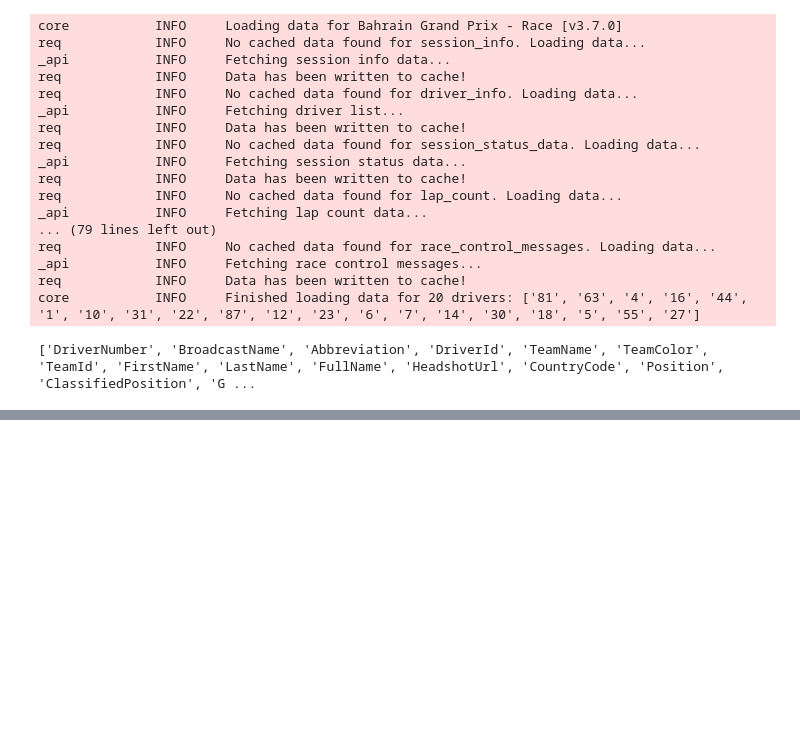
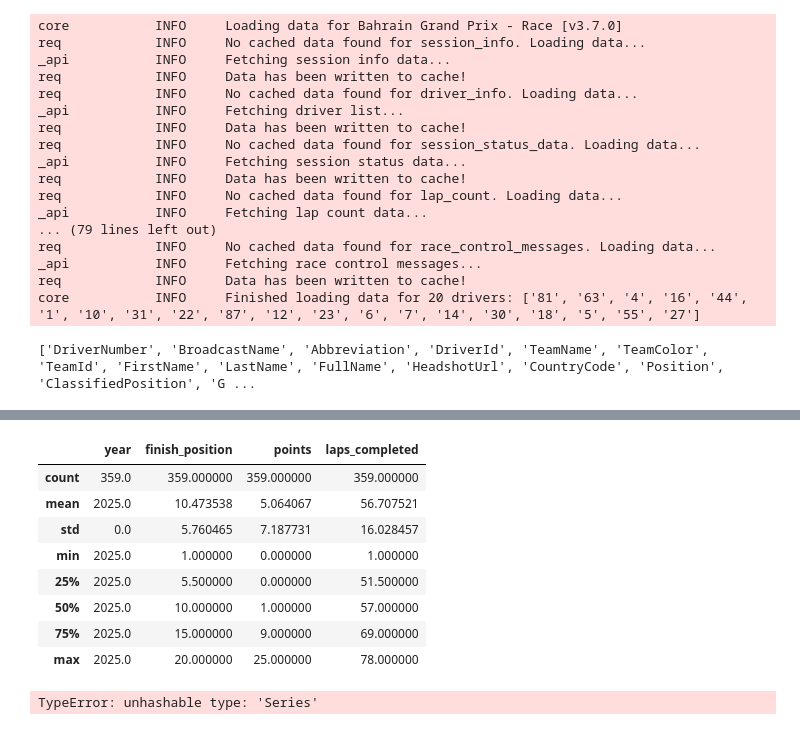
Before and after one commit to Jeanjx16Z/f1-championship-predictor, a Jupyter notebook: notebooks/01_data_exploration.ipynb, the cells around one changed output, grey strips where cells are left out. Cells and saved outputs as stored; diff of their text form; code cells hidden in the pictures; blank space fills up the shorter version.

```diff
--- a/notebooks/01_data_exploration.ipynb
+++ b/notebooks/01_data_exploration.ipynb
@@ -62,0 +85,25 @@ save_season_dataset(2025)
+# %%
+import pandas as pd
+
+df = pd.read_csv("../data/processed/season_2025.csv")
+df.head()
+df.describe()
+# %% [output]
+|  | year | finish_position | points | laps_completed |
+| count | 359.0 | 359.000000 | 359.000000 | 359.000000 |
+| mean | 2025.0 | 10.473538 | 5.064067 | 56.707521 |
+| std | 0.0 | 5.760465 | 7.187731 | 16.028457 |
+| min | 2025.0 | 1.000000 | 0.000000 | 1.000000 |
+| 25% | 2025.0 | 5.500000 | 0.000000 | 51.500000 |
+| 50% | 2025.0 | 10.000000 | 1.000000 | 57.000000 |
+| 75% | 2025.0 | 15.000000 | 9.000000 | 69.000000 |
+| max | 2025.0 | 20.000000 | 25.000000 | 78.000000 |
+# %%
+from src.features import build_features_dataset
+import pandas as pd\
+
+df = pd.read_csv("../data/processed/season_2025.csv")
+df_features = build_features_dataset(df)
+df_features.head()
+# %% [output]
+TypeError: unhashable type: 'Series'
```
Also changed, not shown: parts of 2 cells of this notebook.
